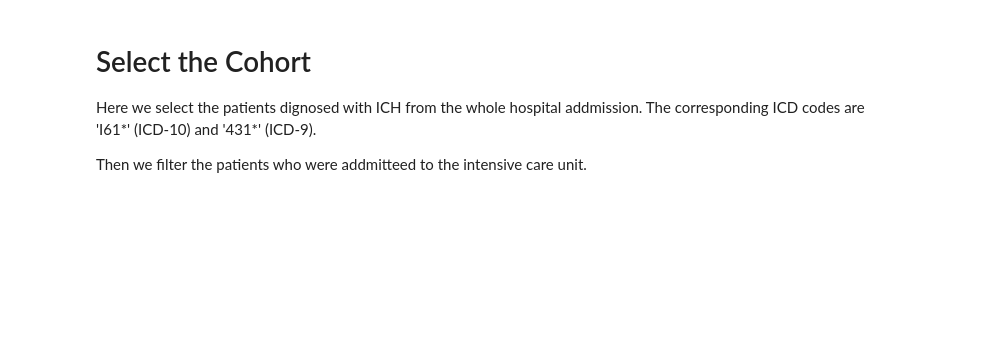
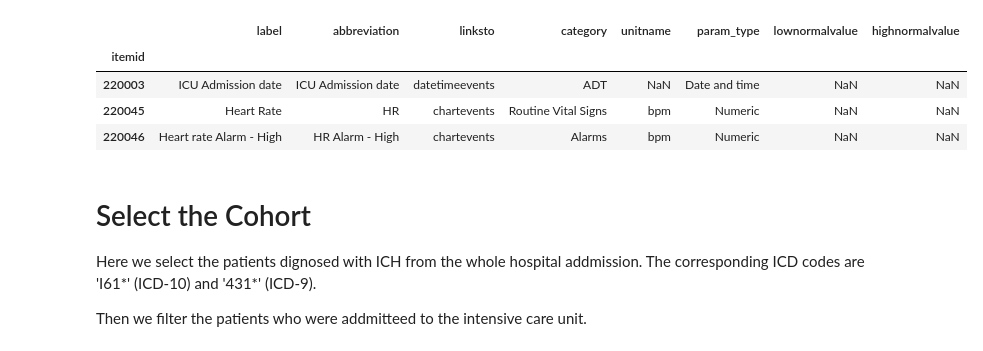
Before and after one commit to Wetiqe/MIMIC_I61, a Jupyter notebook: I61.ipynb, the cells around one changed output. Saved outputs shown, nothing was run; the diff lists cells and outputs as text; code cells hidden in the pictures; blank space fills up the shorter version.

```diff
--- a/I61.ipynb
+++ b/I61.ipynb
@@ -16,3 +107,11 @@ icu_stays = pd.read_csv('../data/icu/icustays.csv')
+# %%
+item_names.head(3)
+# %% [output]
+|  | label | abbreviation | linksto | category | unitname | param_type | lownormalvalue | highnormalvalue |
+| itemid |  |  |  |  |  |  |  |  |
+| 220003 | ICU Admission date | ICU Admission date | datetimeevents | ADT | NaN | Date and time | NaN | NaN |
+| 220045 | Heart Rate | HR | chartevents | Routine Vital Signs | bpm | Numeric | NaN | NaN |
+| 220046 | Heart rate Alarm - High | HR Alarm - High | chartevents | Alarms | bpm | Numeric | NaN | NaN |
 # %% [markdown]
 # Select the Cohort
 Here we select the patients dignosed with ICH from the whole hospital addmission. The corresponding ICD codes are 'I61*' (ICD-10) and '431*' (ICD-9).
```
Also changed, not shown: parts of 57 cells of this notebook.
